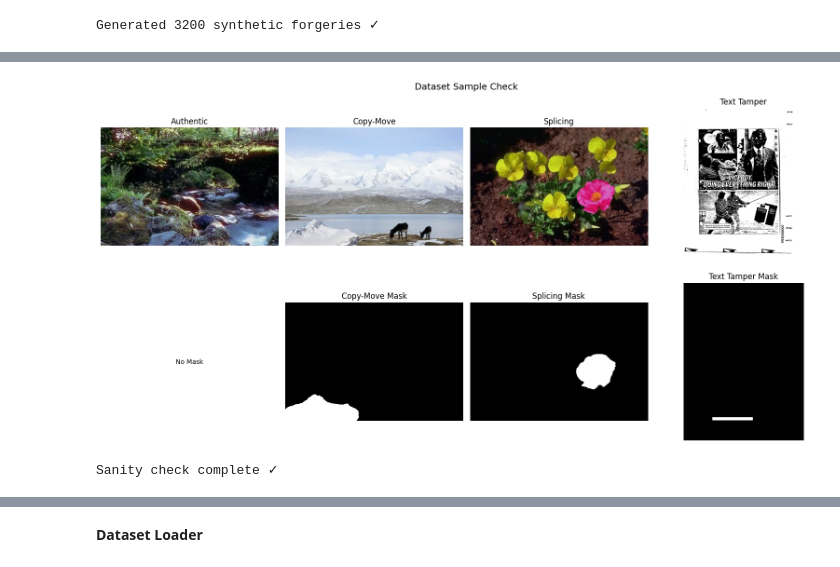
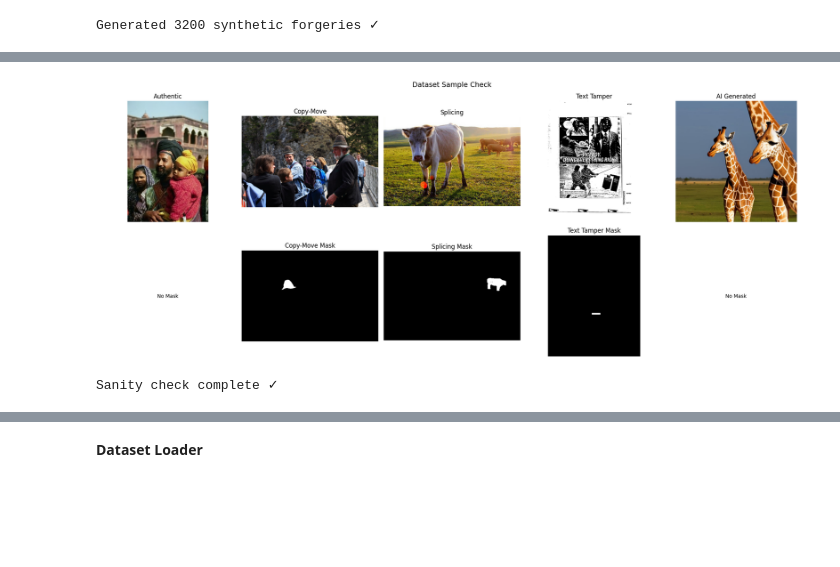
Before and after one commit to AshuuMishra/Forgery_Detection, a Jupyter notebook: Forgery_Detection.ipynb, the cells around one changed output, grey strips where cells are left out. Cells and saved outputs as stored; diff of their text form; code cells hidden in the pictures; blank space fills up the shorter version.

```diff
--- a/Forgery_Detection.ipynb
+++ b/Forgery_Detection.ipynb
@@ -78,0 +94,14 @@ RVL-CDIP total  : 3200
+# %%
+# Check unique label values
+import pandas as pd
+
+labels_a = [ai_df[i]['Label_A'] for i in range(100)]
+labels_b = [ai_df[i]['Label_B'] for i in range(100)]
+
+print("Label_A unique:", set(labels_a))
+print("Label_B unique:", set(labels_b))
+
+# Check a few samples to understand labels
+for i in range(5):
+    sample = ai_df[i]
+    print(f"Sample {i}: Label_A={sample['Label_A']} Label_B={sample['Label_B']} Caption={sample['Caption'][:100]}")
@@ -442,47 +526,66 @@ Name: count, dtype: int64
 # %%
 import matplotlib.pyplot as plt
 import cv2
 import numpy as np
 import pandas as pd
+from datasets import load_from_disk
 
-df = pd.read_csv("/content/master_labels.csv")
+df          = pd.read_csv("/content/master_labels.csv")
+rvl         = load_from_disk("/content/rvlcdip")
+
+def load_image(image_path):
+    """Load image from disk or HuggingFace dataset index"""
+    image_path = str(image_path)
+
+    if image_path.startswith("rvlcdip_index_"):
+        i     = int(image_path.split("_")[-1])
+        image = rvl[i]["image"].convert("RGB")
+        return np.array(image)
+
+    elif image_path.startswith("defactify_index_"):
+        i     = int(image_path.split("_")[-1])
+        image = ai_df[i]["Image"].convert("RGB")
+        return np.array(image)
+
+    else:
+        img = cv2.imread(image_path)
+        if img is None:
+            return np.zeros((224, 224, 3), dtype=np.uint8)
+        return cv2.cvtColor(img, cv2.COLOR_BGR2RGB)
 
 # Pick one sample from each type
-authentic  = df[df.forgery_type == "none"].iloc[0]
-copy_move  = df[df.forgery_type == "copy_move"].iloc[0]
-splicing   = df[df.forgery_type == "splicing"].iloc[0]
-text_tamp  = df[df.forgery_type == "text_tamper"].iloc[0]
+authentic   = df[df.forgery_type == "none"].iloc[0]
+copy_move   = df[df.forgery_type == "copy_move"].iloc[0]
+splicing    = df[df.forgery_type == "splicing"].iloc[0]
+text_tamp   = df[df.forgery_type == "text_tamper"].iloc[0]
+ai_generate = df[df.forgery_type == "ai_generated"].iloc[0]
 
-fig, axes = plt.subplots(2, 4, figsize=(16, 8))
+samples = [authentic, copy_move, splicing, text_tamp, ai_generate]
+titles  = ["Authentic", "Copy-Move", "Splicing", "Text Tamper", "AI Generated"]
+
+fig, axes = plt.subplots(2, 5, figsize=(20, 8))
 fig.suptitle("Dataset Sample Check", fontsize=14)
 
-samples = [authentic, copy_move, splicing, text_tamp]
-titles  = ["Authentic", "Copy-Move", "Splicing", "Text Tamper"]
-
 for i, (sample, title) in enumerate(zip(samples, titles)):
-    # Show image
-    img = cv2.imread(sample["image_path"])
-    img = cv2.cvtColor(img, cv2.COLOR_BGR2RGB)
+    img = load_image(sample["image_path"])
     axes[0][i].imshow(img)
     axes[0][i].set_title(title)
     axes[0][i].axis("off")
 
-    # Show mask if exists
     if pd.notna(sample["mask_path"]):
         mask = cv2.imread(sample["mask_path"], cv2.IMREAD_GRAYSCALE)
         axes[1][i].imshow(mask, cmap="gray")
         axes[1][i].set_title(f"{title} Mask")
     else:
-        axes[1][i].text(0.5, 0.5, "No Mask",
-                        ha="center", va="center")
+        axes[1][i].text(0.5, 0.5, "No Mask", ha="center", va="center")
     axes[1][i].axis("off")
 
 plt.tight_layout()
 plt.savefig("/content/dataset_check.png")
 plt.show()
 print("Sanity check complete ✓")
 # %% [output]
-[figure, old version]
+[figure, new version]
 Sanity check complete ✓
 # %%
 import torch
```
Also changed, not shown: parts of 33 cells of this notebook.
